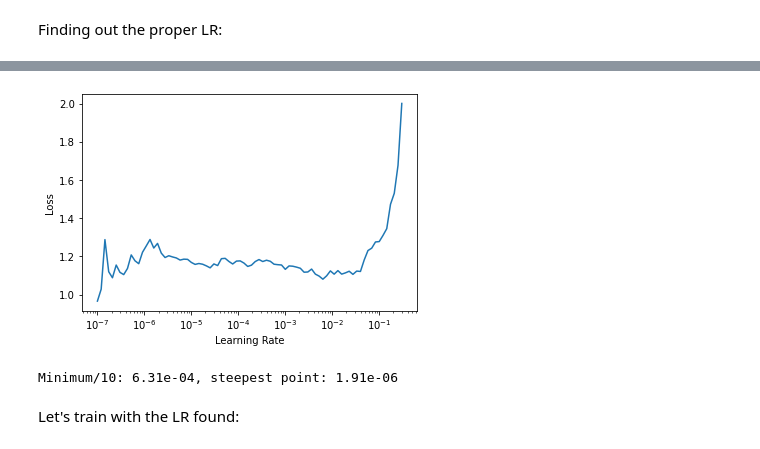
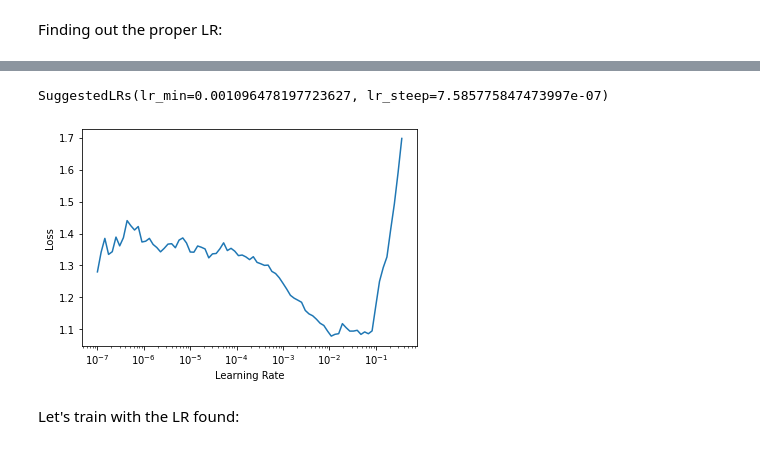
Before and after one commit to bilalcodehub/severstal-steel-defects-detection, a Jupyter notebook: 05_binary_pretrainer.ipynb, the cells around one changed output, grey strips where cells are left out. Drawn from its saved outputs; the diff is of its cells as text; code cells hidden in the pictures.

```diff
--- a/05_binary_pretrainer.ipynb
+++ b/05_binary_pretrainer.ipynb
@@ -42,19 +54,16 @@ images.summary(path/'train_images')
 # %%
-dls = images.dataloaders(path/"train_images", batch_size=16)
+dls = images.dataloaders(path/"train_images", batch_size=32)
 # %% [markdown]
 Setting now our learner:
 # %%
-learn = cnn_learner(dls, resnet34, metrics=error_rate, )
+learn = cnn_learner(dls, resnet34, metrics=error_rate)
 # %% [markdown]
 Finding out the proper LR:
 # %%
-lr_min,lr_steep = learn.lr_find()
+learn.lr_find()
 # %% [output]
 [interactive output not drawn]
+SuggestedLRs(lr_min=0.001096478197723627, lr_steep=7.585775847473997e-07)
-[figure, old version]
+[figure, new version]
-# %%
-print(f"Minimum/10: {lr_min:.2e}, steepest point: {lr_steep:.2e}")
-# %% [output]
-Minimum/10: 6.31e-04, steepest point: 1.91e-06
 # %% [markdown]
 Let's train with the LR found:
```
Also changed, not shown: parts of 14 cells of this notebook.
